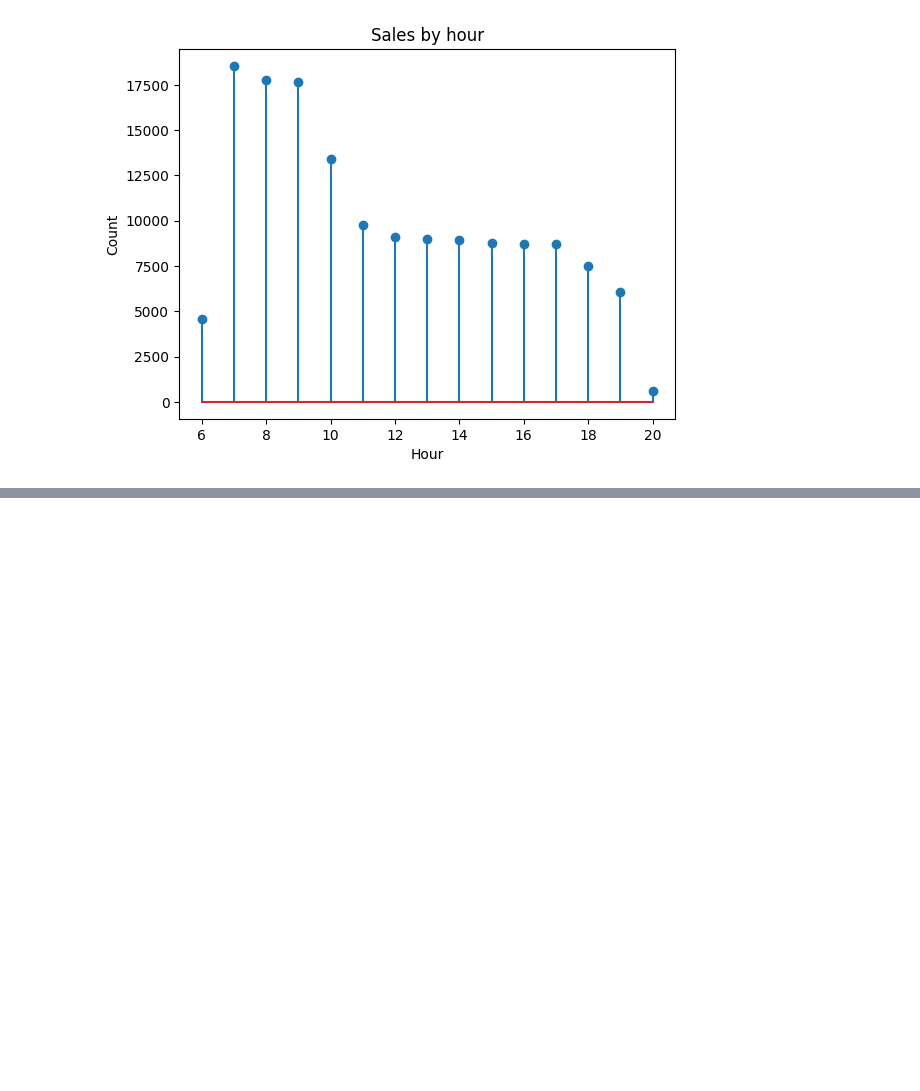
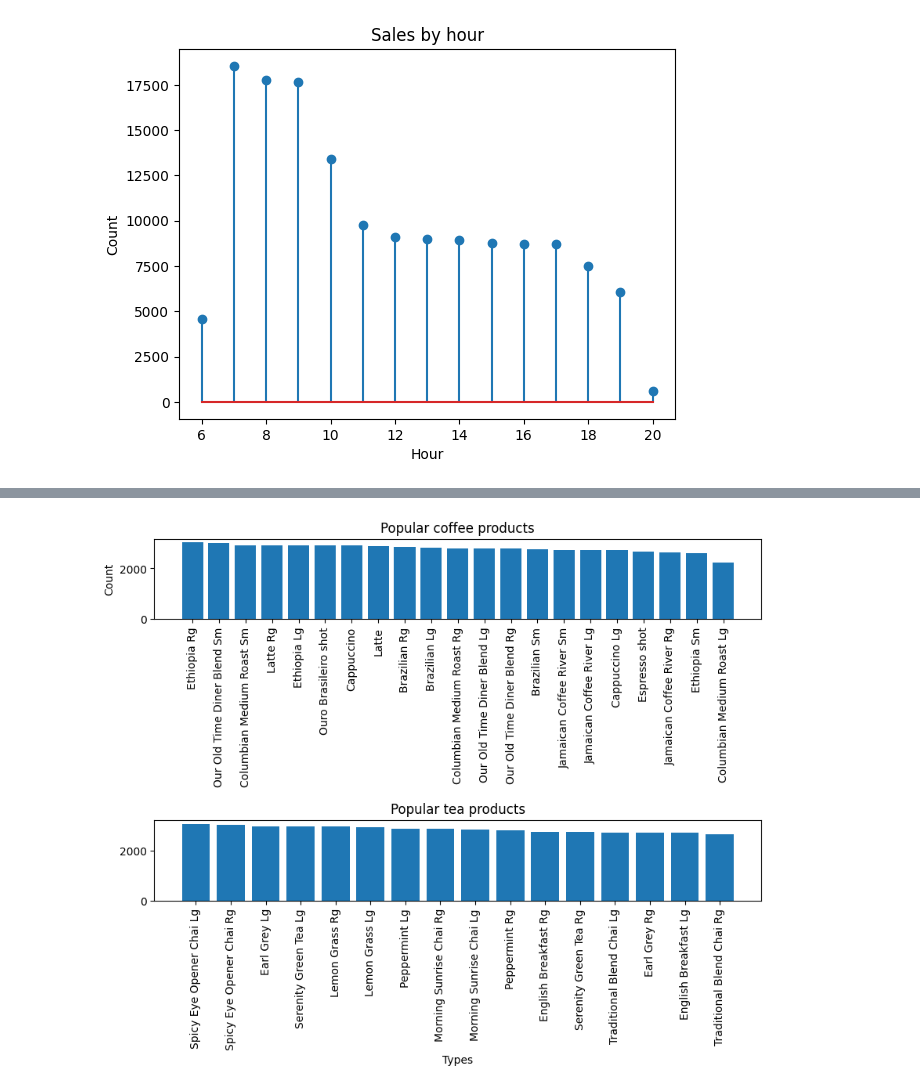
Before and after one commit to YESosnovska/coffee-shop-sales-analysis, a Jupyter notebook: app/coffee-shop-sales.ipynb, the cells around one changed output, grey strips where cells are left out. Saved outputs shown, nothing was run; the diff lists cells and outputs as text; code cells hidden in the pictures; blank space fills up the shorter version.

```diff
--- a/app/coffee-shop-sales.ipynb
+++ b/app/coffee-shop-sales.ipynb
@@ -123,0 +158,24 @@ plt.show()
+# %%
+coffee_products = data[data["product_category"] == "Coffee"]
+coffee_types = coffee_products["product_detail"].unique()
+coffee_types_count = coffee_products["product_detail"].value_counts()
+
+tea_products = data[data["product_category"] == "Tea"]
+tea_types = tea_products["product_detail"].unique()
+tea_types_count = tea_products["product_detail"].value_counts()
+
+fig, (ax1, ax2) = plt.subplots(2, figsize=(10, 6))
+fig.subplots_adjust(hspace=2.5)
+ax1.bar(coffee_types, coffee_types_count)
+ax2.bar(tea_types, tea_types_count)
+ax1.set_title("Popular coffee products")
+ax2.set_title("Popular tea products")
+ax2.set_xlabel("Types")
+ax1.set_ylabel("Count")
+ax1.set_xticks(range(len(coffee_types)))
+ax1.set_xticklabels(coffee_types, rotation=90)
+ax2.set_xticks(range(len(tea_types)))
+ax2.set_xticklabels(tea_types, rotation=90)
+plt.show()
+# %% [output]
+[figure, added]
```
Also changed, not shown: parts of 3 cells of this notebook.
